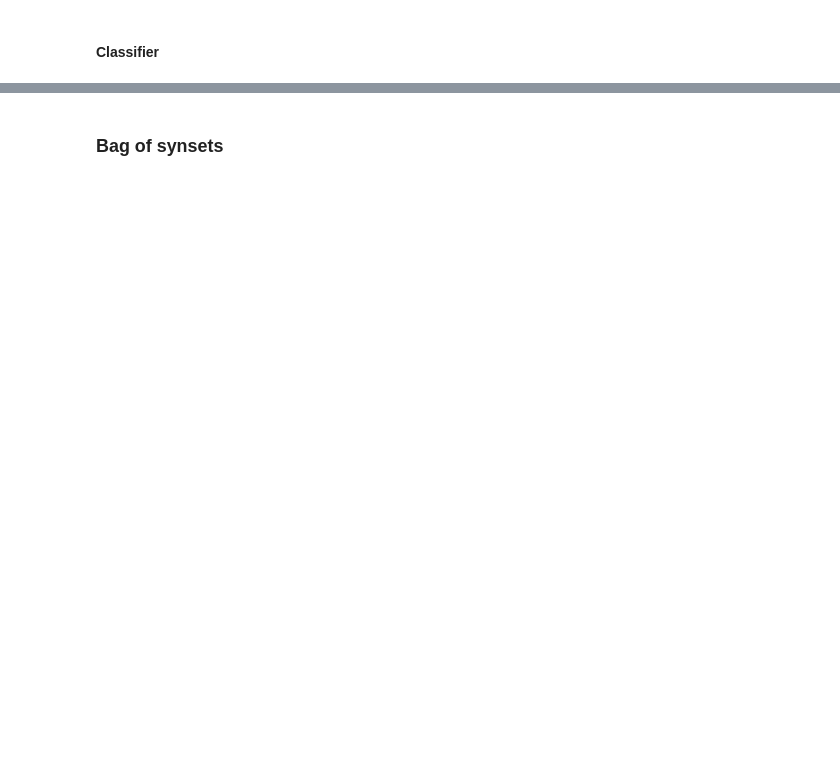
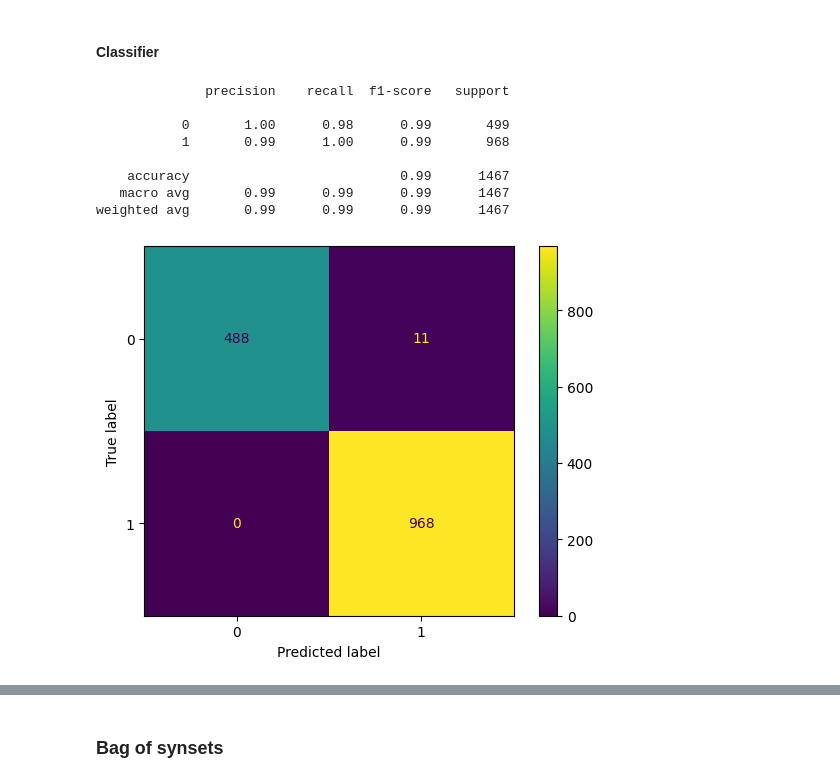
Before and after one commit to elenasofia98/PracticalNLP-2023-2024, a Jupyter notebook: HoL05_1_ParaphraseClassification_LexicalFeatures.ipynb, the cells around one changed output, grey strips where cells are left out. Saved outputs shown, nothing was run; the diff lists cells and outputs as text; code cells hidden in the pictures; blank space fills up the shorter version.

```diff
--- a/HoL05_1_ParaphraseClassification_LexicalFeatures.ipynb
+++ b/HoL05_1_ParaphraseClassification_LexicalFeatures.ipynb
@@ -448,25 +540,35 @@ print(X_lexicals['train'].shape, X_lexicals['validation'].shape)
 # %%
 from sklearn import svm
 from sklearn.metrics import accuracy_score, confusion_matrix, ConfusionMatrixDisplay, classification_report
 
 # Classifier - Algorithm - SVM
 # fit the training dataset on the classifier
-SVM = svm.SVC(C=1.0, kernel='poly', degree=3)
+SVM = svm.SVC(C=3.0, kernel='poly', degree=3)
 
 
 X_train = X_lexicals['train']
 y_train = X['train']['target']
 
 
 SVM.fit(X_train, y_train)
 
 pred_train = SVM.predict(X_train)
 
 cm = confusion_matrix(y_train, pred_train)
 disp = ConfusionMatrixDisplay(confusion_matrix=cm, display_labels=SVM.classes_)
 
 disp.plot()
 
 print(classification_report(y_pred=pred_train, y_true=y_train))
+# %% [output]
+              precision    recall  f1-score   support
+
+           0       1.00      0.98      0.99       499
+           1       0.99      1.00      0.99       968
+
+    accuracy                           0.99      1467
+   macro avg       0.99      0.99      0.99      1467
+weighted avg       0.99      0.99      0.99      1467
+[figure, added]
 # %%
 len(pred_test)
```
Also changed, not shown: parts of 29 cells of this notebook.
